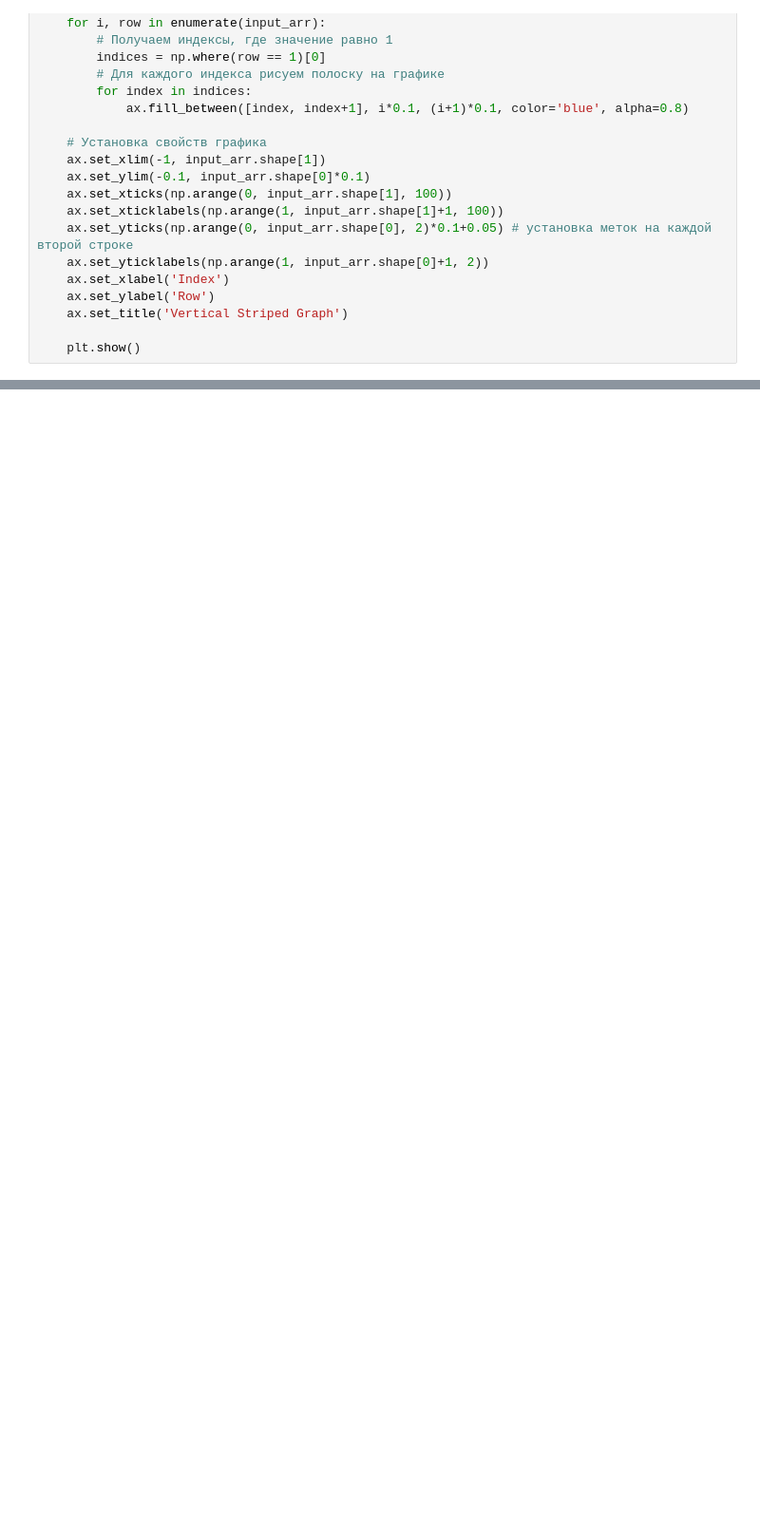
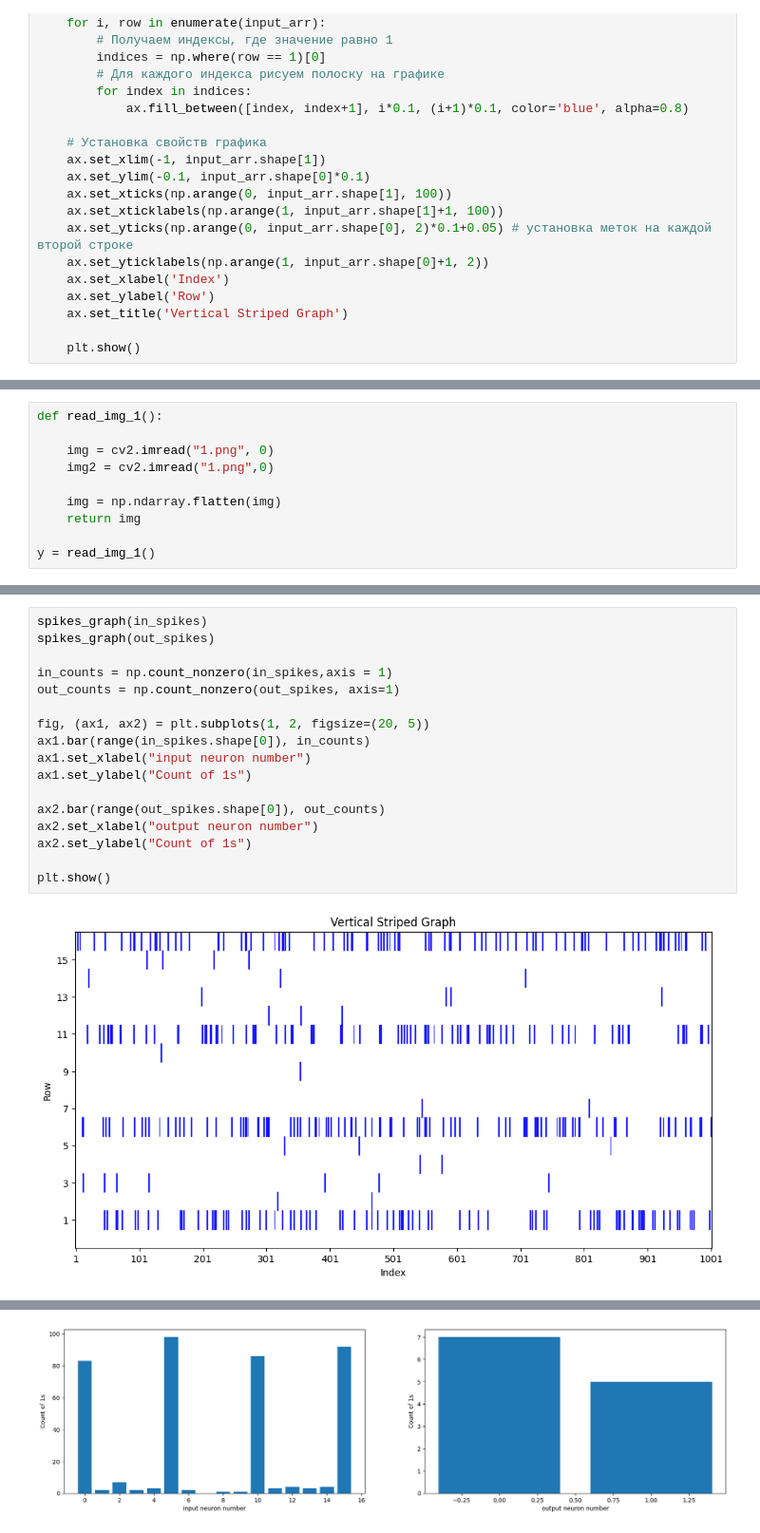
Before and after one commit to applevitya/lab, a Jupyter notebook: neuro_spike/simple_learning_model.ipynb, the cells around one changed output, grey strips where cells are left out. Shown: that part at 95% size. Saved outputs shown, nothing was run; the diff lists cells and outputs as text; blank space fills up the shorter version.

```diff
--- a/neuro_spike/simple_learning_model.ipynb
+++ b/neuro_spike/simple_learning_model.ipynb
@@ -418,0 +421,10 @@ def spikes_graph(in_array):
+# %%
+def read_img_1():
+
+	img = cv2.imread("1.png", 0)
+	img2 = cv2.imread("1.png",0)
+
+	img = np.ndarray.flatten(img)
+	return img
+
+y = read_img_1()
@@ -418,0 +487,19 @@ def spikes_graph(in_array):
+# %%
+spikes_graph(in_spikes)
+spikes_graph(out_spikes)
+
+in_counts = np.count_nonzero(in_spikes,axis = 1)
+out_counts = np.count_nonzero(out_spikes, axis=1)
+
+fig, (ax1, ax2) = plt.subplots(1, 2, figsize=(20, 5))
+ax1.bar(range(in_spikes.shape[0]), in_counts)
+ax1.set_xlabel("input neuron number")
+ax1.set_ylabel("Count of 1s")
+
+ax2.bar(range(out_spikes.shape[0]), out_counts)
+ax2.set_xlabel("output neuron number")
+ax2.set_ylabel("Count of 1s")
+
+plt.show()
+# %% [output]
+[figure, added]
@@ -418,0 +507 @@ def spikes_graph(in_array):
+[figure, added]
```
Also changed, not shown: parts of 13 cells of this notebook, 5 other files.
